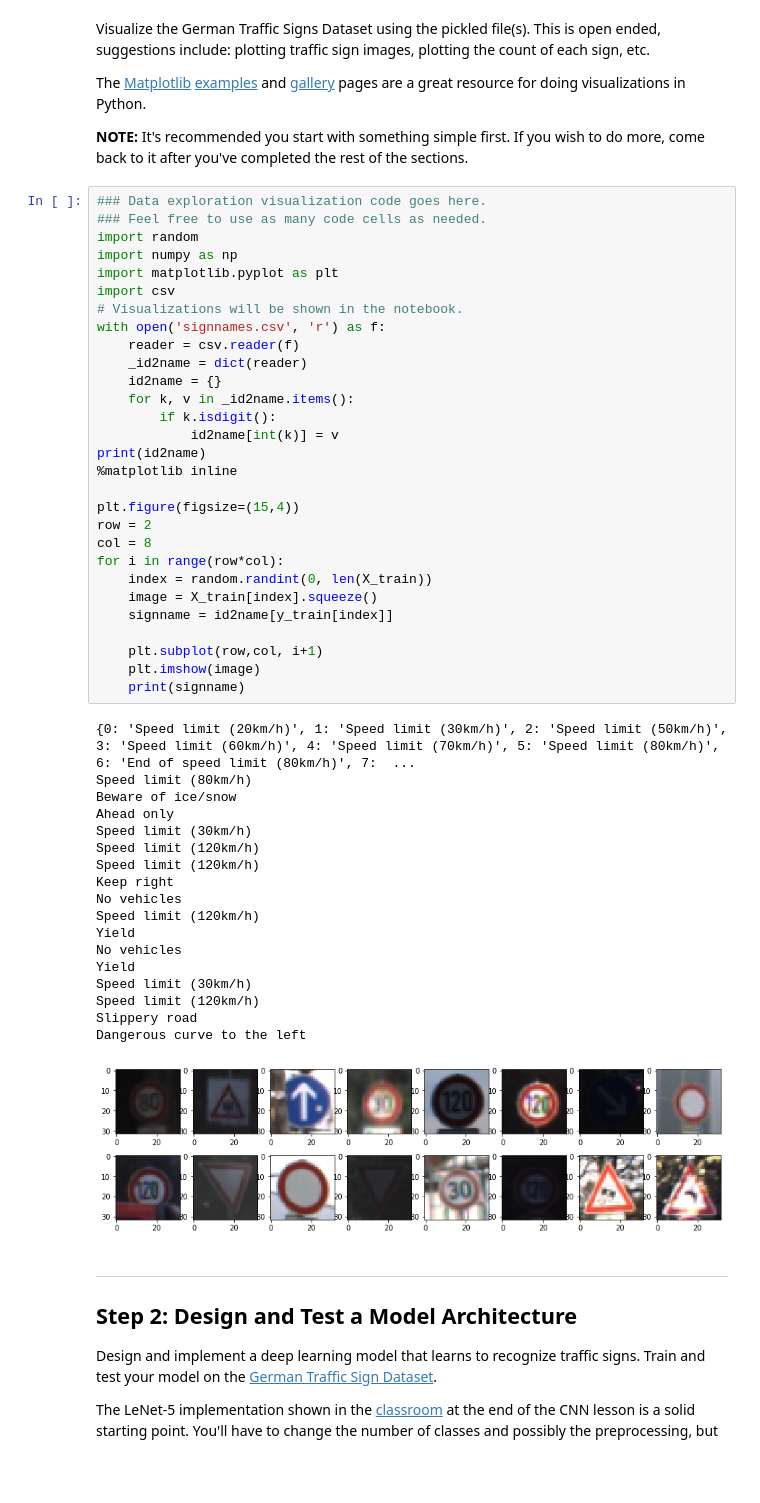
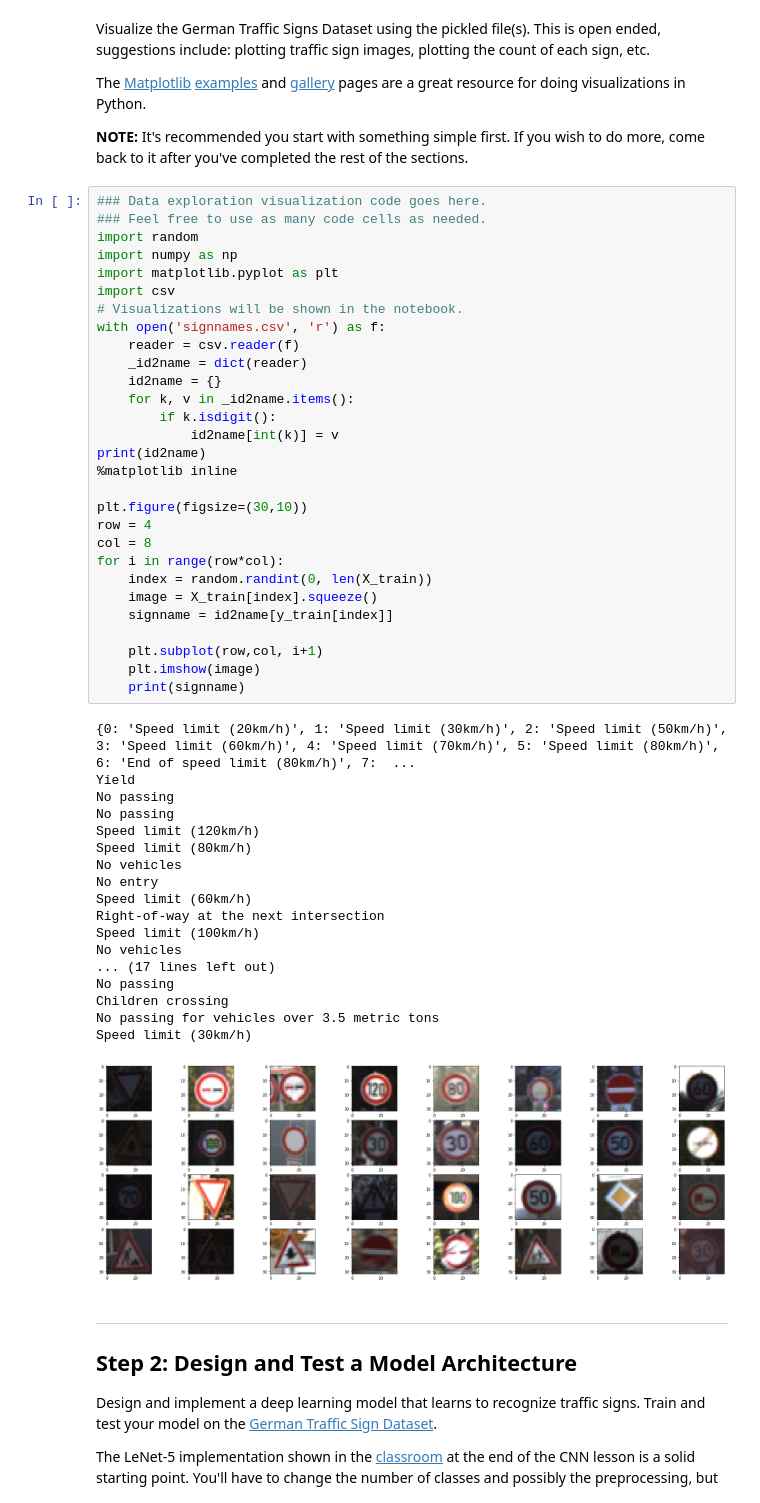
Before and after one commit to stereoboy/CarND-Traffic-Sign-Classifier-Project, a Jupyter notebook: Traffic_Sign_Classifier.ipynb, the cells around one changed output. Drawn from its saved outputs; the diff is of its cells as text; blank space fills up the shorter version.

```diff
--- a/Traffic_Sign_Classifier.ipynb
+++ b/Traffic_Sign_Classifier.ipynb
@@ -94,50 +94,50 @@ The [Matplotlib](http://matplotlib.org/) [examples](http://matplotlib.org/exampl
 ### Data exploration visualization code goes here.
 ### Feel free to use as many code cells as needed.
 import random
 import numpy as np
 import matplotlib.pyplot as plt
 import csv
 # Visualizations will be shown in the notebook.
 with open('signnames.csv', 'r') as f:
     reader = csv.reader(f)
     _id2name = dict(reader)
     id2name = {}
     for k, v in _id2name.items():
         if k.isdigit():
             id2name[int(k)] = v
 print(id2name)
 %matplotlib inline
 
-plt.figure(figsize=(15,4))
-row = 2
+plt.figure(figsize=(30,10))
+row = 4
 col = 8
 for i in range(row*col):
     index = random.randint(0, len(X_train))
     image = X_train[index].squeeze()
     signname = id2name[y_train[index]]
 
     plt.subplot(row,col, i+1)
     plt.imshow(image)
     print(signname)
 # %% [output]
 {0: 'Speed limit (20km/h)', 1: 'Speed limit (30km/h)', 2: 'Speed limit (50km/h)', 3: 'Speed limit (60km/h)', 4: 'Speed limit (70km/h)', 5: 'Speed limit (80km/h)', 6: 'End of speed limit (80km/h)', 7:  ...
+Yield
+No passing
+No passing
+Speed limit (120km/h)
 Speed limit (80km/h)
-Beware of ice/snow
-Ahead only
+No vehicles
+No entry
+Speed limit (60km/h)
+Right-of-way at the next intersection
+Speed limit (100km/h)
+No vehicles
+... (17 lines left out)
+No passing
+Children crossing
+No passing for vehicles over 3.5 metric tons
 Speed limit (30km/h)
-Speed limit (120km/h)
-Speed limit (120km/h)
-Keep right
-No vehicles
-Speed limit (120km/h)
-Yield
-No vehicles
-Yield
-Speed limit (30km/h)
-Speed limit (120km/h)
-Slippery road
-Dangerous curve to the left
-[figure, old version]
+[figure, new version]
 # %% [markdown]
 ----
 
```
Also changed, not shown: parts of 10 cells of this notebook, 10 other files.
